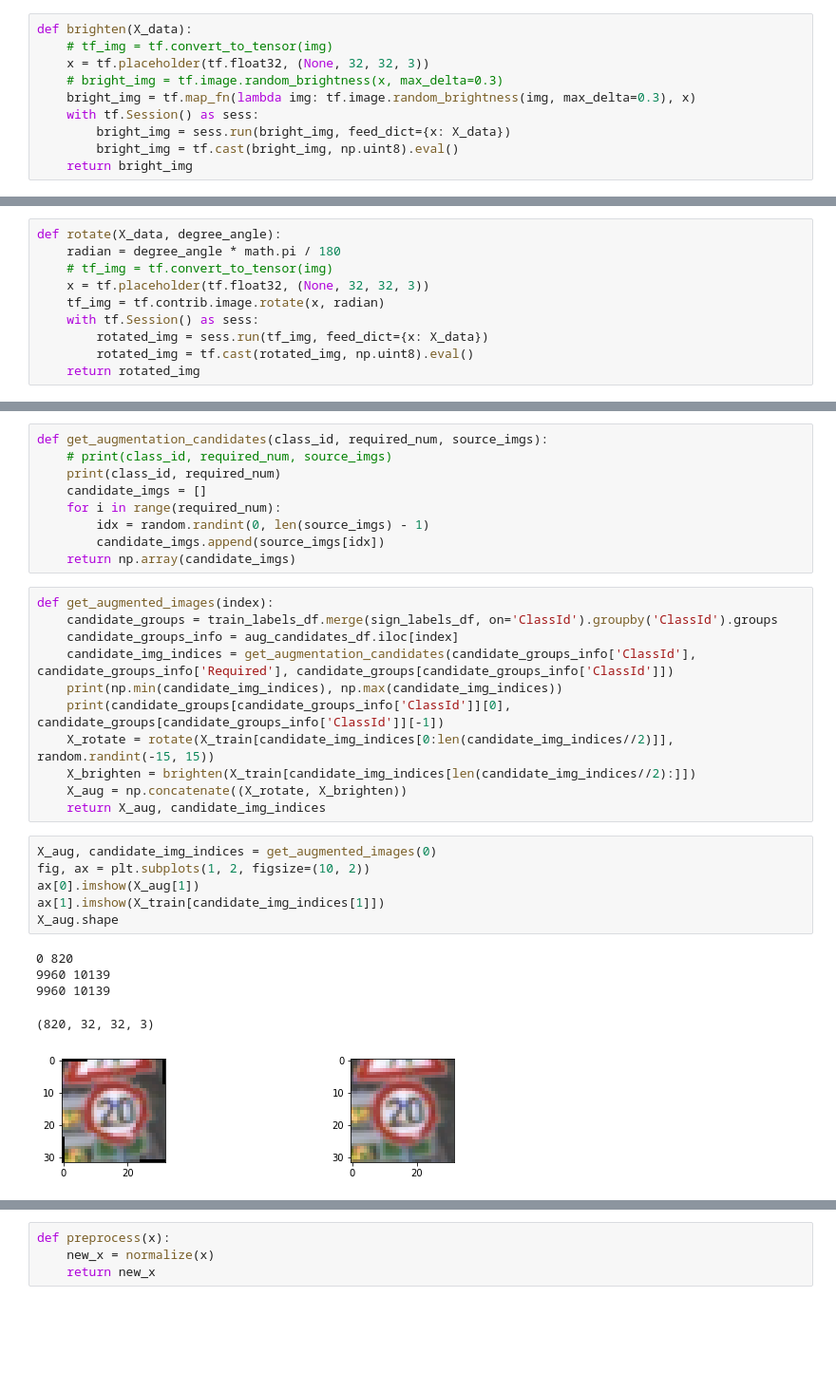
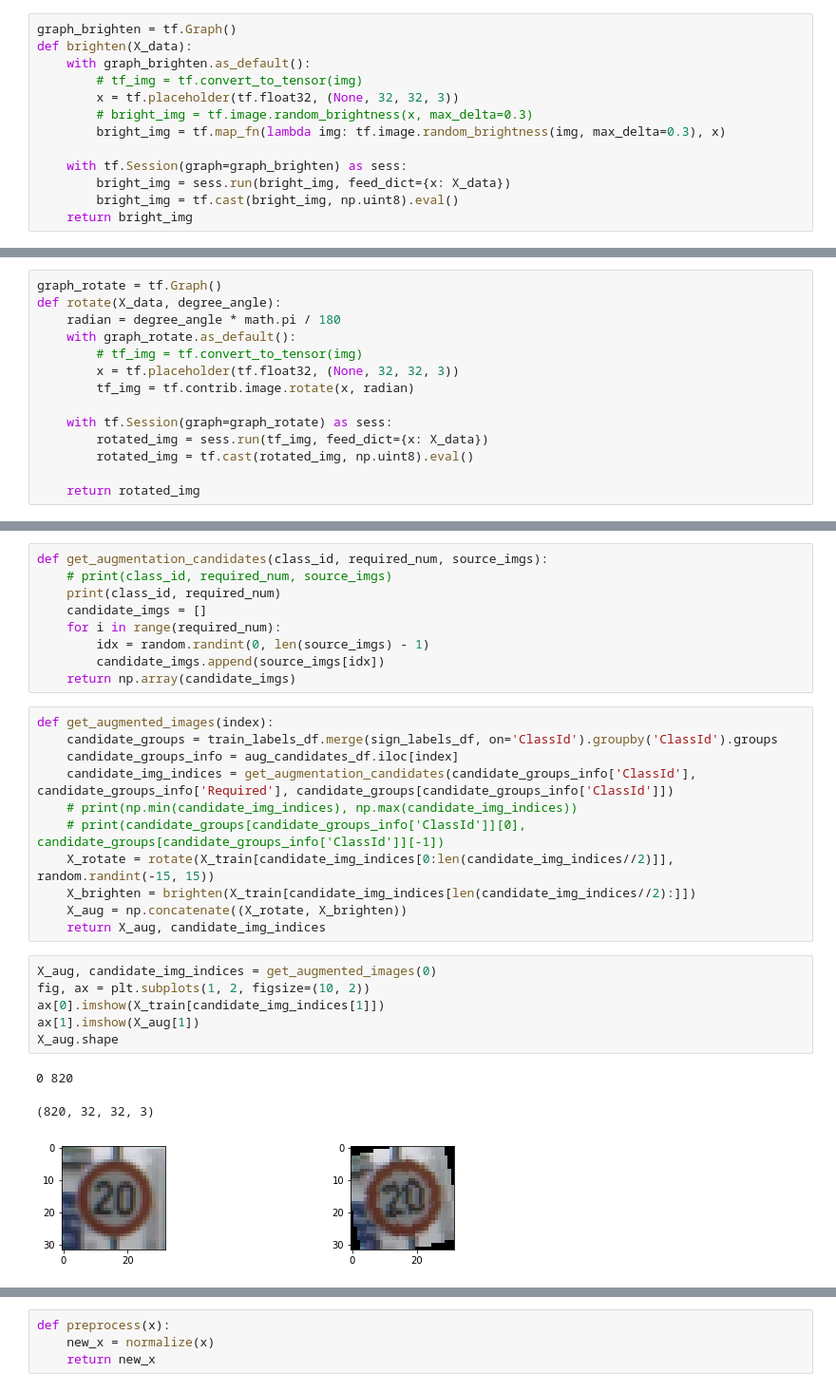
Before and after one commit to samiriff/CarND-Traffic-Sign-Classifier-Project, a Jupyter notebook: Traffic_Sign_Classifier.ipynb, the cells around one changed output, grey strips where cells are left out. Shown at 95% size. Saved outputs shown, nothing was run; the diff lists cells and outputs as text; blank space fills up the shorter version.

```diff
--- a/Traffic_Sign_Classifier.ipynb
+++ b/Traffic_Sign_Classifier.ipynb
@@ -227,12 +227,15 @@ from tqdm import tnrange, tqdm_notebook
 def normalize(x):
     return np.divide(x - [128], 128)
 # %%
+graph_brighten = tf.Graph()
 def brighten(X_data):
-    # tf_img = tf.convert_to_tensor(img)
-    x = tf.placeholder(tf.float32, (None, 32, 32, 3))
-    # bright_img = tf.image.random_brightness(x, max_delta=0.3)
-    bright_img = tf.map_fn(lambda img: tf.image.random_brightness(img, max_delta=0.3), x)
-    with tf.Session() as sess:
+    with graph_brighten.as_default():
+        # tf_img = tf.convert_to_tensor(img)
+        x = tf.placeholder(tf.float32, (None, 32, 32, 3))
+        # bright_img = tf.image.random_brightness(x, max_delta=0.3)
+        bright_img = tf.map_fn(lambda img: tf.image.random_brightness(img, max_delta=0.3), x)
+
+    with tf.Session(graph=graph_brighten) as sess:
         bright_img = sess.run(bright_img, feed_dict={x: X_data})
         bright_img = tf.cast(bright_img, np.uint8).eval()
     return bright_img
@@ -245,13 +247,17 @@ ax2.imshow(brighten(X_train[3000, None])[0])
 <matplotlib.image.AxesImage at 0x...>
 [figure]
 # %%
+graph_rotate = tf.Graph()
 def rotate(X_data, degree_angle):
     radian = degree_angle * math.pi / 180
-    # tf_img = tf.convert_to_tensor(img)
-    x = tf.placeholder(tf.float32, (None, 32, 32, 3))
-    tf_img = tf.contrib.image.rotate(x, radian)
-    with tf.Session() as sess:
+    with graph_rotate.as_default():
+        # tf_img = tf.convert_to_tensor(img)
+        x = tf.placeholder(tf.float32, (None, 32, 32, 3))
+        tf_img = tf.contrib.image.rotate(x, radian)
+
+    with tf.Session(graph=graph_rotate) as sess:
         rotated_img = sess.run(tf_img, feed_dict={x: X_data})
         rotated_img = tf.cast(rotated_img, np.uint8).eval()
+
     return rotated_img
 # %%
@@ -307,8 +301,8 @@ def get_augmented_images(index):
     candidate_groups = train_labels_df.merge(sign_labels_df, on='ClassId').groupby('ClassId').groups
     candidate_groups_info = aug_candidates_df.iloc[index]
     candidate_img_indices = get_augmentation_candidates(candidate_groups_info['ClassId'], candidate_groups_info['Required'], candidate_groups[candidate_groups_info['ClassId']])
-    print(np.min(candidate_img_indices), np.max(candidate_img_indices))
-    print(candidate_groups[candidate_groups_info['ClassId']][0], candidate_groups[candidate_groups_info['ClassId']][-1])
+    # print(np.min(candidate_img_indices), np.max(candidate_img_indices))
+    # print(candidate_groups[candidate_groups_info['ClassId']][0], candidate_groups[candidate_groups_info['ClassId']][-1])
     X_rotate = rotate(X_train[candidate_img_indices[0:len(candidate_img_indices//2)]], random.randint(-15, 15))
     X_brighten = brighten(X_train[candidate_img_indices[len(candidate_img_indices//2):]])
     X_aug = np.concatenate((X_rotate, X_brighten))
@@ -316,15 +310,13 @@ def get_augmented_images(index):
 # %%
 X_aug, candidate_img_indices = get_augmented_images(0)
 fig, ax = plt.subplots(1, 2, figsize=(10, 2))
-ax[0].imshow(X_aug[1])
-ax[1].imshow(X_train[candidate_img_indices[1]])
+ax[0].imshow(X_train[candidate_img_indices[1]])
+ax[1].imshow(X_aug[1])
 X_aug.shape
 # %% [output]
 0 820
-9960 10139
-9960 10139
 (820, 32, 32, 3)
-[figure, old version]
+[figure, new version]
 # %%
 def augment_all():
     X_train_aug = np.copy(X_train)
```
Also changed, not shown: parts of 51 cells of this notebook, 3 other files.
